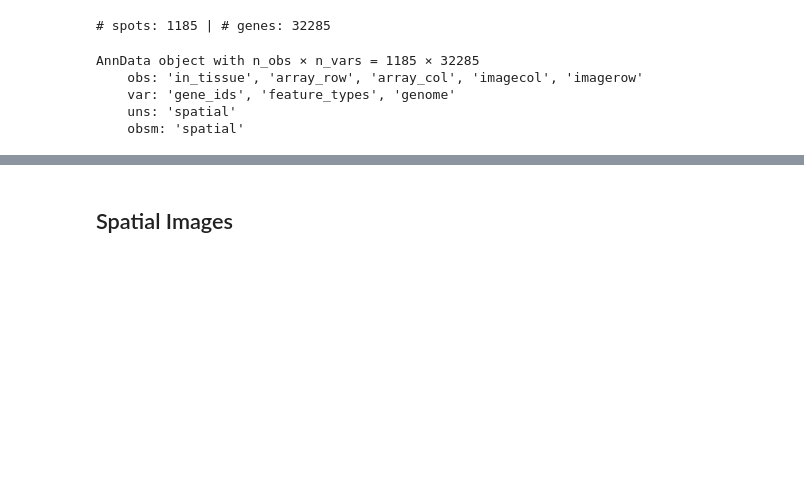
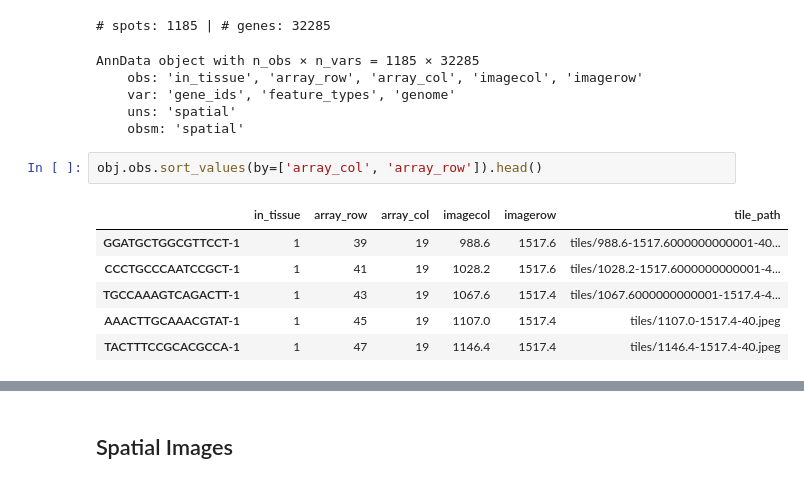
Before and after one commit to GuyAttia/MSC-Final-Project-ST, a Jupyter notebook: notebooks/eda.ipynb, the cells around one changed output, grey strips where cells are left out. Saved outputs shown, nothing was run; the diff lists cells and outputs as text; blank space fills up the shorter version.

```diff
--- a/notebooks/eda.ipynb
+++ b/notebooks/eda.ipynb
@@ -38,3 +35,12 @@ AnnData object with n_obs × n_vars = 1185 × 32285
     var: 'gene_ids', 'feature_types', 'genome'
     uns: 'spatial'
     obsm: 'spatial'
+# %%
+obj.obs.sort_values(by=['array_col', 'array_row']).head()
+# %% [output]
+|  | in_tissue | array_row | array_col | imagecol | imagerow | tile_path |
+| GGATGCTGGCGTTCCT-1 | 1 | 39 | 19 | 988.6 | 1517.6 | tiles/988.6-1517.6000000000001-40... |
+| CCCTGCCCAATCCGCT-1 | 1 | 41 | 19 | 1028.2 | 1517.6 | tiles/1028.2-1517.6000000000001-4... |
+| TGCCAAAGTCAGACTT-1 | 1 | 43 | 19 | 1067.6 | 1517.4 | tiles/1067.6000000000001-1517.4-4... |
+| AAACTTGCAAACGTAT-1 | 1 | 45 | 19 | 1107.0 | 1517.4 | tiles/1107.0-1517.4-40.jpeg |
+| TACTTTCCGCACGCCA-1 | 1 | 47 | 19 | 1146.4 | 1517.4 | tiles/1146.4-1517.4-40.jpeg |
```
Also changed, not shown: parts of 4 cells of this notebook, 4 other files.
